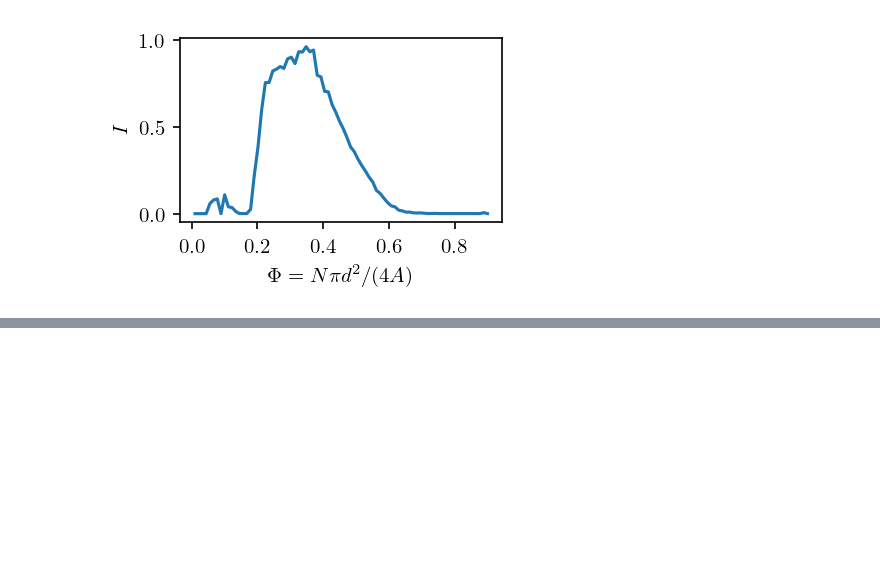
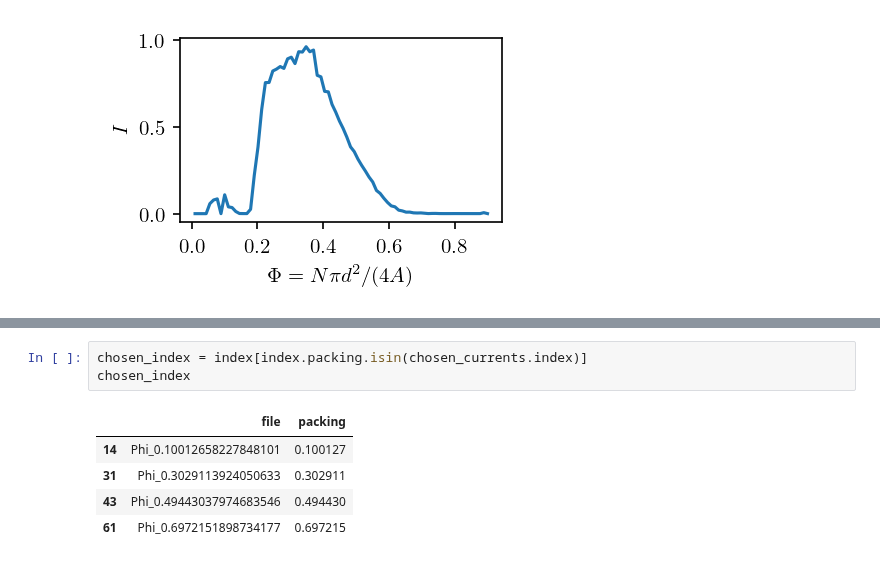
Before and after one commit to aortiza/Notes, a Jupyter notebook: Dimers/ExchangeDetails/CurrentVsDensity.ipynb, the cells around one changed output, grey strips where cells are left out. Drawn from its saved outputs; the diff is of its cells as text; blank space fills up the shorter version.

```diff
--- a/Dimers/ExchangeDetails/CurrentVsDensity.ipynb
+++ b/Dimers/ExchangeDetails/CurrentVsDensity.ipynb
@@ -99,0 +119,9 @@ fig.savefig('current_jamming.pdf', pad_inches = 0, bbox_inches = "tight")
+# %%
+chosen_index = index[index.packing.isin(chosen_currents.index)]
+chosen_index
+# %% [output]
+|  | file | packing |
+| 14 | Phi_0.10012658227848101 | 0.100127 |
+| 31 | Phi_0.3029113924050633 | 0.302911 |
+| 43 | Phi_0.49443037974683546 | 0.494430 |
+| 61 | Phi_0.6972151898734177 | 0.697215 |
```
Also changed, not shown: parts of 16 cells of this notebook, 8 other files.
